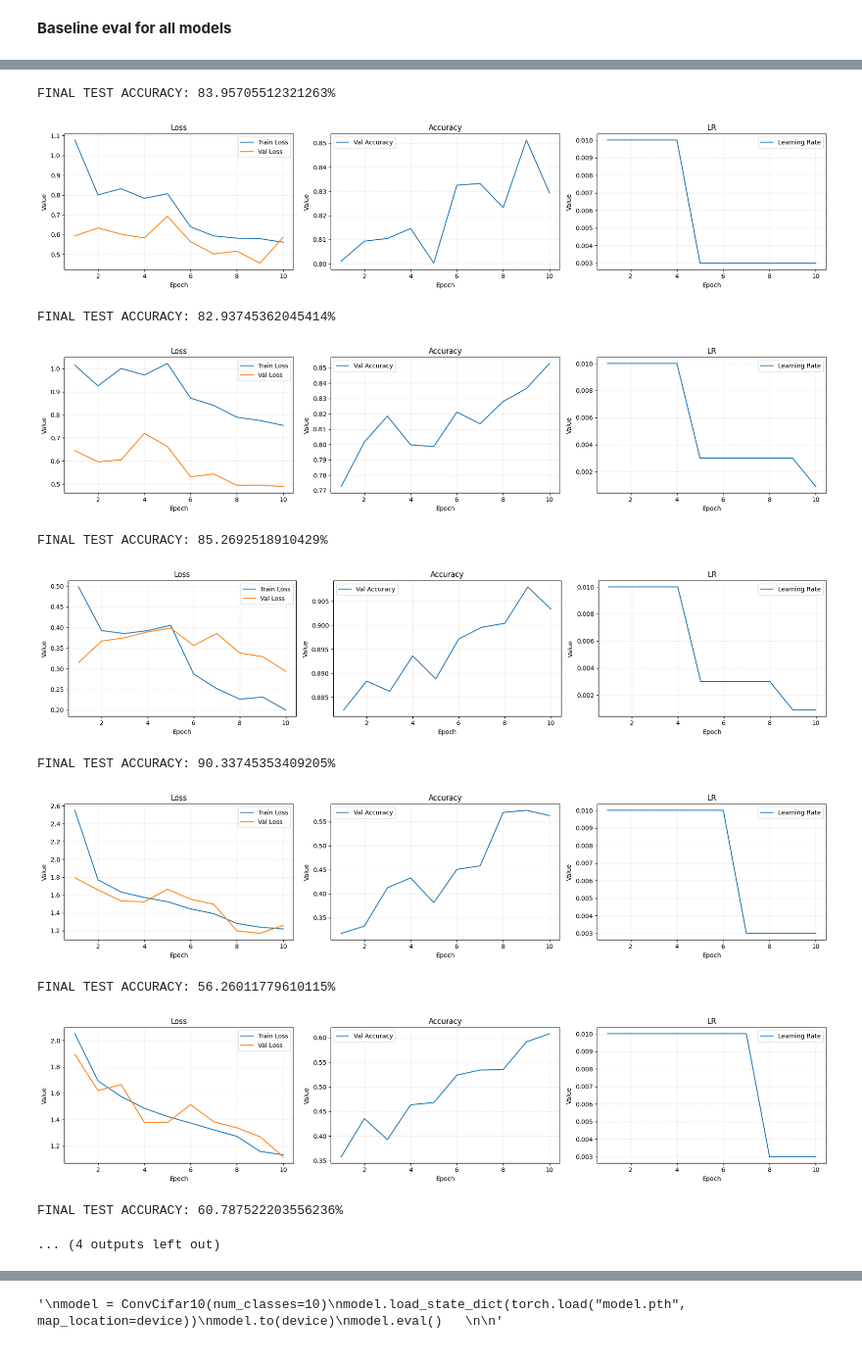
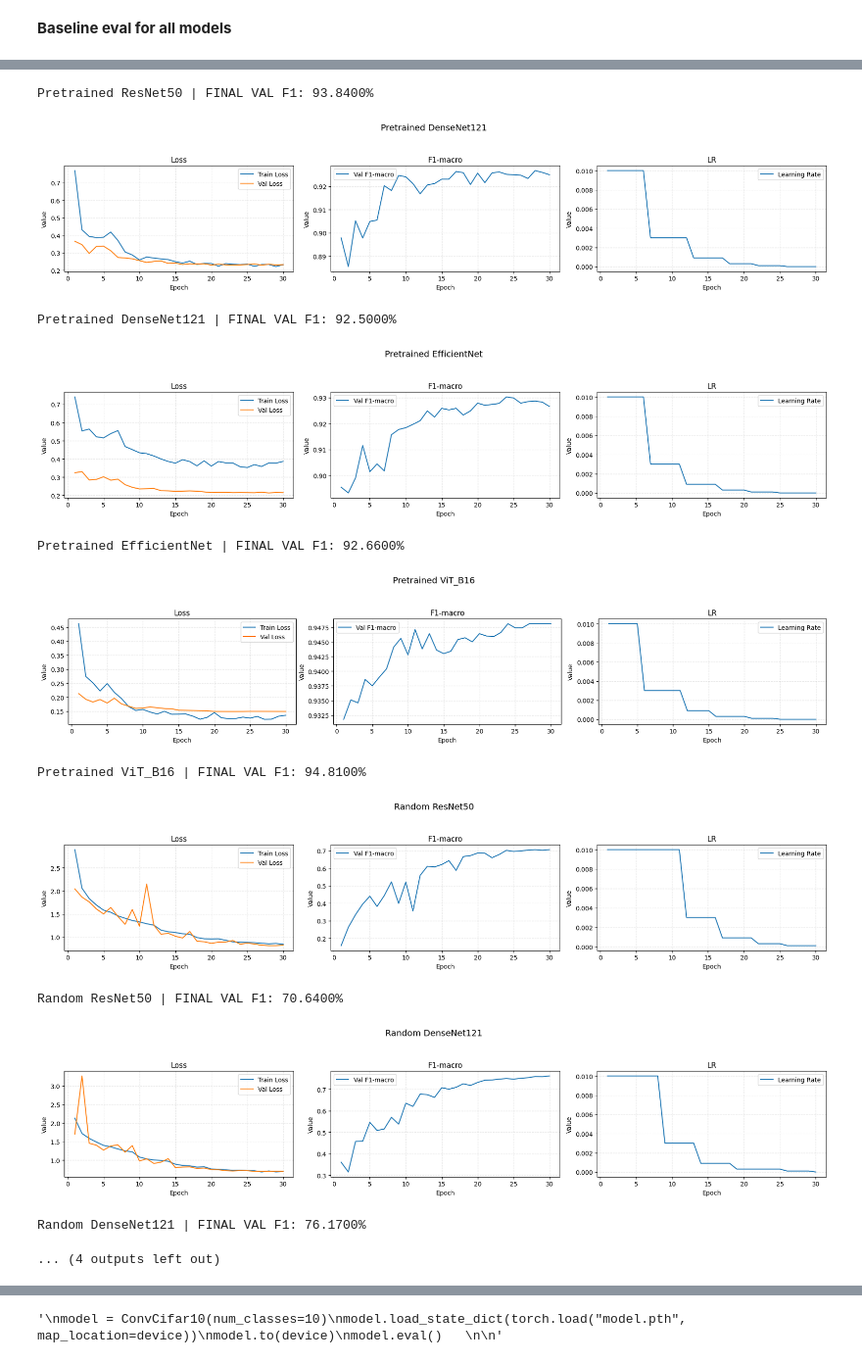
Before and after one commit to Alexej-Larionov/deep-learning-course-practice-2025, a Jupyter notebook: laboratory_work_3/LarionovAI/GarbageClassification.ipynb, the cells around one changed output, grey strips where cells are left out. Shown at 98% size. Cells and saved outputs as stored; diff of their text form; code cells hidden in the pictures.

Commit message:
Recalculated experiments, best macro-f1 - 0.95

```diff
--- a/laboratory_work_3/LarionovAI/GarbageClassification.ipynb
+++ b/laboratory_work_3/LarionovAI/GarbageClassification.ipynb
@@ -102,9 +123,6 @@ Sequential(
   (0): Dropout(p=0.2, inplace=True)
   (1): Linear(in_features=1280, out_features=1000, bias=True)
 )
-# %%
-trainloader = DataLoader(trainset, batch_size=64, shuffle=True)
-testloader = DataLoader(testset, batch_size=512)
 # %%
 for x,y in trainloader:
     print(x.shape)
@@ -207,7 +225,7 @@ len(pretrained_models)
 # %% [output]
 4
 # %%
-from collections import Counter
+'''from collections import Counter
 import numpy as np
 
 counts = Counter([y for _, y in train_dataset_full])
@@ -216,7 +234,10 @@ num_classes = len(train_dataset_full.classes)
 class_weights = [1.0 / counts[i] for i in range(num_classes)]
 class_weights = np.array(class_weights, dtype=np.float32)
 
-class_weights_tensor = torch.tensor(class_weights, device=device)
+class_weights_tensor = torch.tensor(class_weights, device=device)'''
+
+class_weights_tensor = torch.tensor([0.9583, 0.9194, 1.4905, 1.0152, 0.1700, 1.4397, 1.1774, 0.8619, 1.0453,
+    0.4577, 1.2981, 1.1666], device='cuda:0')
 # %%
 criterion = CrossEntropyLoss(weight=class_weights_tensor)
 # %%
@@ -241,7 +262,7 @@ for name, model in models:
     all_targets = []
 
     with torch.no_grad():
-        val_pbar = tqdm.tqdm(testloader, desc=f"Eval epoch {name}")
+        val_pbar = tqdm.tqdm(valloader, desc=f"Eval epoch {name}")
         for X_val, Y_val in val_pbar:
             X_val = X_val.to(device, non_blocking=True)
             Y_val = Y_val.to(device, non_blocking=True)
@@ -258,7 +279,7 @@ for name, model in models:
 
             val_pbar.set_postfix(loss=loss_batch)
 
-        avg_val_loss = val_loss_sum / len(testloader)
+        avg_val_loss = val_loss_sum / len(valloader)
 
         all_preds = torch.cat(all_preds).numpy()
         all_targets = torch.cat(all_targets).numpy()
@@ -302,5 +1092,6 @@ torch.cuda.empty_cache()
 # %%
 finals = []
+prefix()
 for name, model in models:
     optim = torch.optim.AdamW(
         model.parameters(),
@@ -313,7 +1104,7 @@ for name, model in models:
     model.to(device)
     metrics = [[], [], [], []]
     print(name)
-    EPOCHS = 10
+    EPOCHS = 30
 
     #--------- training loop -----------
     for epoch in range(EPOCHS):
@@ -414,14 +1220,20 @@ epoch 1/10 | train_loss=1.0776 | val_loss=0.5940 | val_f1_macro=0.8011 | lr=0.01
 # %%
 import matplotlib.pyplot as plt
-for metrics in finals:
-    train_loss = metrics[0]
-    val_loss   = metrics[1]
-    val_acc    = metrics[2]
-    lr         = metrics[3]
+import json
+
+with open("training_metrics.json", "r", encoding="utf-8") as f:
+    data = json.load(f)
+
+for model_name, metrics in data.items():
+    train_loss = metrics["train_loss"]
+    val_loss   = metrics["val_loss"]
+    val_acc    = metrics["val_f1_macro"]
+    lr         = metrics["lr"]
 
     epochs = range(1, len(train_loss) + 1)
 
     plt.figure(figsize=(18, 4))
+    plt.suptitle(model_name, fontsize=14)
 
     plt.subplot(1, 3, 1)
     plt.plot(epochs, train_loss, label="Train Loss")
@@ -433,10 +1245,10 @@ for metrics in finals:
     plt.legend()
 
     plt.subplot(1, 3, 2)
-    plt.plot(epochs, val_acc, label="Val Accuracy")
+    plt.plot(epochs, val_acc, label="Val F1-macro")
     plt.xlabel("Epoch")
     plt.ylabel("Value")
-    plt.title("Accuracy")
+    plt.title("F1-macro")
     plt.grid(True, linestyle="--", alpha=0.3)
     plt.legend()
 
@@ -448,8 +1260,8 @@ for metrics in finals:
     plt.grid(True, linestyle="--", alpha=0.3)
     plt.legend()
 
-    plt.tight_layout()
+    plt.tight_layout(rect=[0, 0, 1, 0.92])
     plt.show()
 
-    print(f"FINAL TEST ACCURACY: {val_acc[-1] * 100}%")
+    print(f"{model_name} | FINAL TEST F1: {100*val_acc[-1]:.4f}%")
 # %% [output]
@@ -457,12 +1269,12 @@ for metrics in finals:
-FINAL TEST ACCURACY: 83.95705512321263%
+Pretrained ResNet50 | FINAL VAL F1: 93.8400%
-[figure, old version]
+[figure, new version]
-FINAL TEST ACCURACY: 82.93745362045414%
+Pretrained DenseNet121 | FINAL VAL F1: 92.5000%
-[figure, old version]
+[figure, new version]
-FINAL TEST ACCURACY: 85.2692518910429%
+Pretrained EfficientNet | FINAL VAL F1: 92.6600%
-[figure, old version]
+[figure, new version]
-FINAL TEST ACCURACY: 90.33745353409205%
+Pretrained ViT_B16 | FINAL VAL F1: 94.8100%
-[figure, old version]
+[figure, new version]
-FINAL TEST ACCURACY: 56.26011779610115%
+Random ResNet50 | FINAL VAL F1: 70.6400%
-[figure, old version]
+[figure, new version]
-FINAL TEST ACCURACY: 60.787522203556236%
+Random DenseNet121 | FINAL VAL F1: 76.1700%
 ... (4 outputs left out)
```
Also changed, not shown: parts of 14 cells of this notebook, 2 other files.
